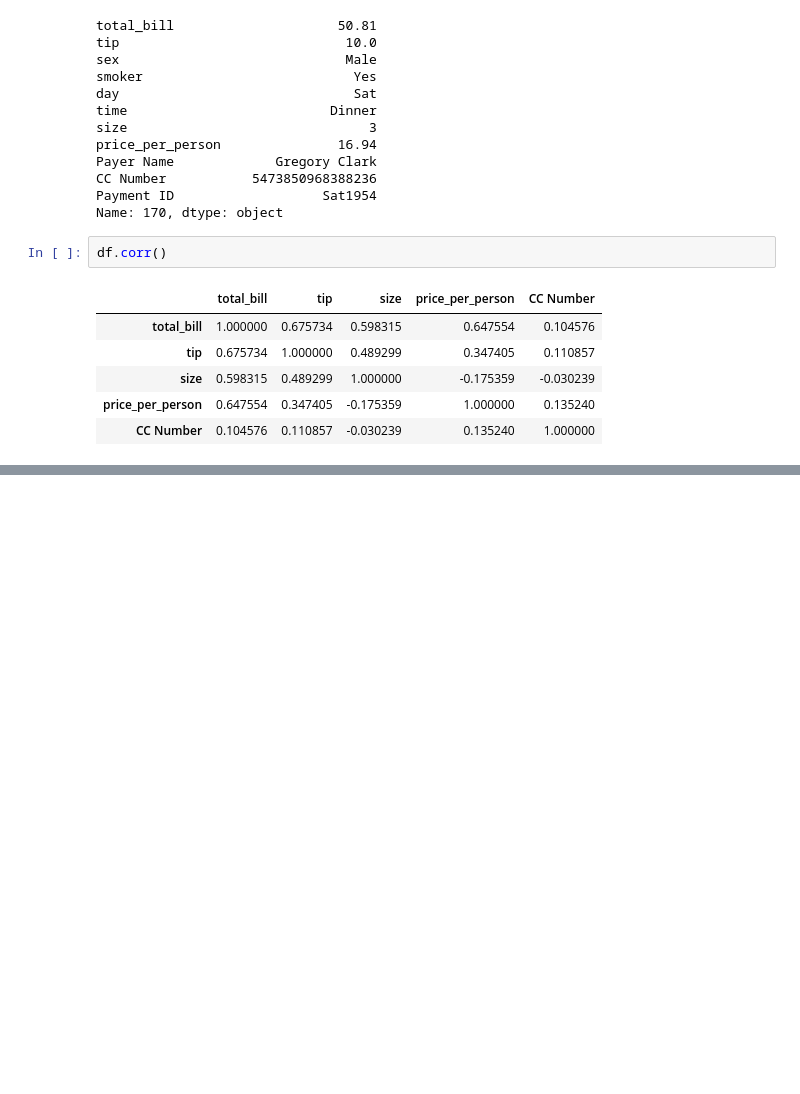
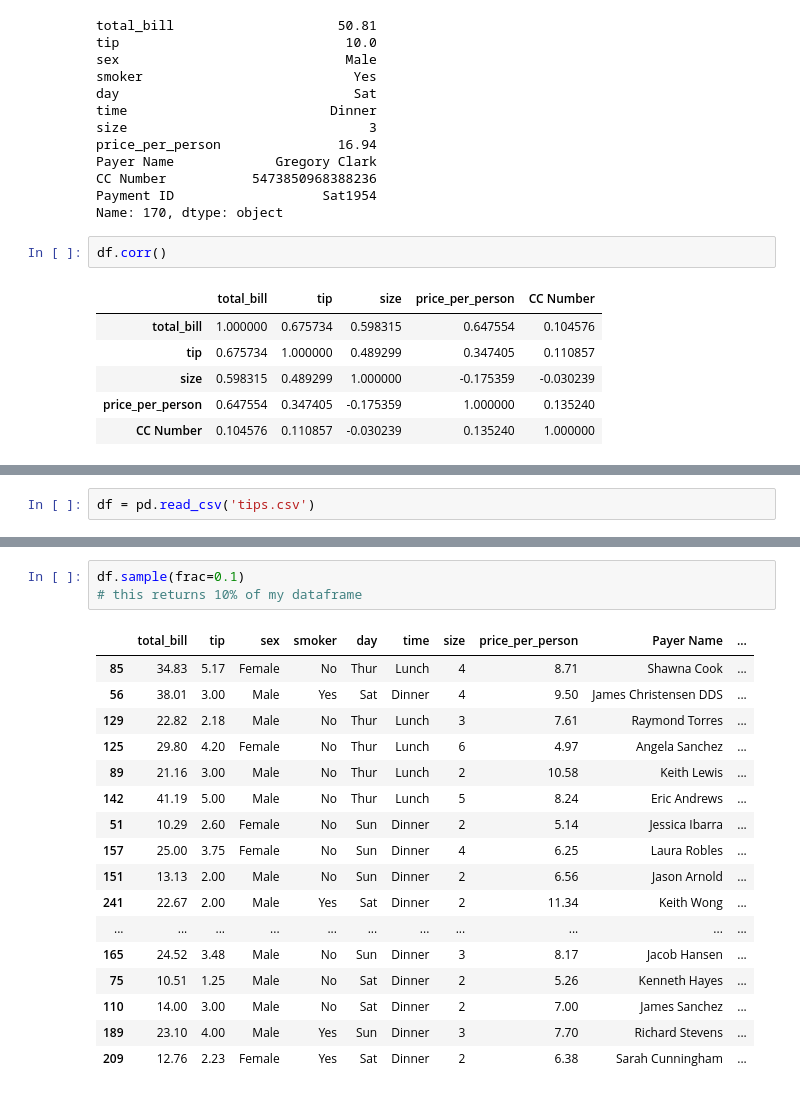
Before and after one commit to deepan-py/MLDS, a Jupyter notebook: PANDAS_/intro_.ipynb, the cells around one changed output, grey strips where cells are left out. Drawn from its saved outputs; the diff is of its cells as text; blank space fills up the shorter version.

```diff
--- a/PANDAS_/intro_.ipynb
+++ b/PANDAS_/intro_.ipynb
@@ -1000,0 +1023,2 @@ df.corr()
+# %%
+df = pd.read_csv('tips.csv')
@@ -1000,0 +1285,21 @@ df.corr()
+# %%
+df.sample(frac=0.1)
+# this returns 10% of my dataframe
+# %% [output]
+|  | total_bill | tip | sex | smoker | day | time | size | price_per_person | Payer Name | ... |
+| 85 | 34.83 | 5.17 | Female | No | Thur | Lunch | 4 | 8.71 | Shawna Cook | ... |
+| 56 | 38.01 | 3.00 | Male | Yes | Sat | Dinner | 4 | 9.50 | James Christensen DDS | ... |
+| 129 | 22.82 | 2.18 | Male | No | Thur | Lunch | 3 | 7.61 | Raymond Torres | ... |
+| 125 | 29.80 | 4.20 | Female | No | Thur | Lunch | 6 | 4.97 | Angela Sanchez | ... |
+| 89 | 21.16 | 3.00 | Male | No | Thur | Lunch | 2 | 10.58 | Keith Lewis | ... |
+| 142 | 41.19 | 5.00 | Male | No | Thur | Lunch | 5 | 8.24 | Eric Andrews | ... |
+| 51 | 10.29 | 2.60 | Female | No | Sun | Dinner | 2 | 5.14 | Jessica Ibarra | ... |
+| 157 | 25.00 | 3.75 | Female | No | Sun | Dinner | 4 | 6.25 | Laura Robles | ... |
+| 151 | 13.13 | 2.00 | Male | No | Sun | Dinner | 2 | 6.56 | Jason Arnold | ... |
+| 241 | 22.67 | 2.00 | Male | Yes | Sat | Dinner | 2 | 11.34 | Keith Wong | ... |
+| ... | ... | ... | ... | ... | ... | ... | ... | ... | ... | ... |
+| 165 | 24.52 | 3.48 | Male | No | Sun | Dinner | 3 | 8.17 | Jacob Hansen | ... |
+| 75 | 10.51 | 1.25 | Male | No | Sat | Dinner | 2 | 5.26 | Kenneth Hayes | ... |
+| 110 | 14.00 | 3.00 | Male | No | Sat | Dinner | 2 | 7.00 | James Sanchez | ... |
+| 189 | 23.10 | 4.00 | Male | Yes | Sun | Dinner | 3 | 7.70 | Richard Stevens | ... |
+| 209 | 12.76 | 2.23 | Female | Yes | Sat | Dinner | 2 | 6.38 | Sarah Cunningham | ... |
```
Also changed, not shown: parts of 59 cells of this notebook, 1 other file.
